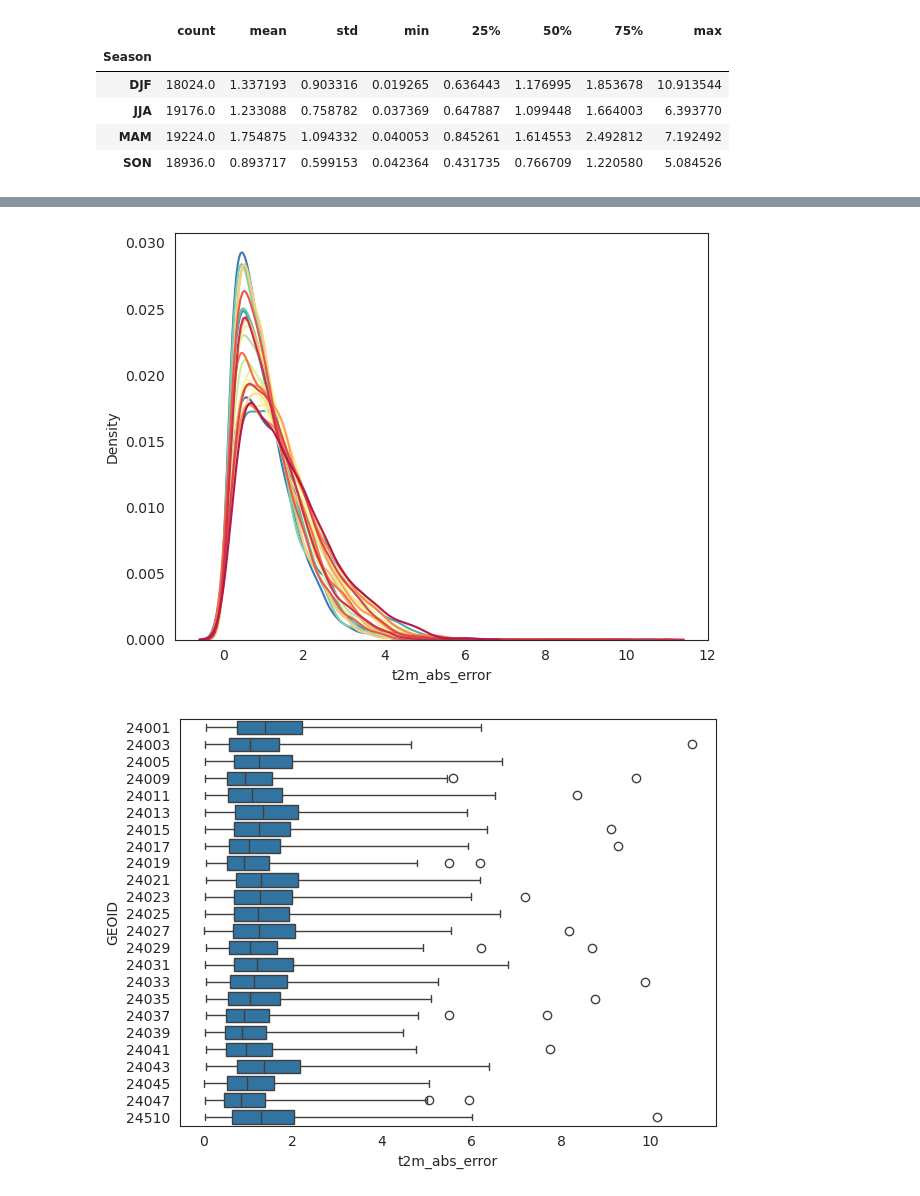
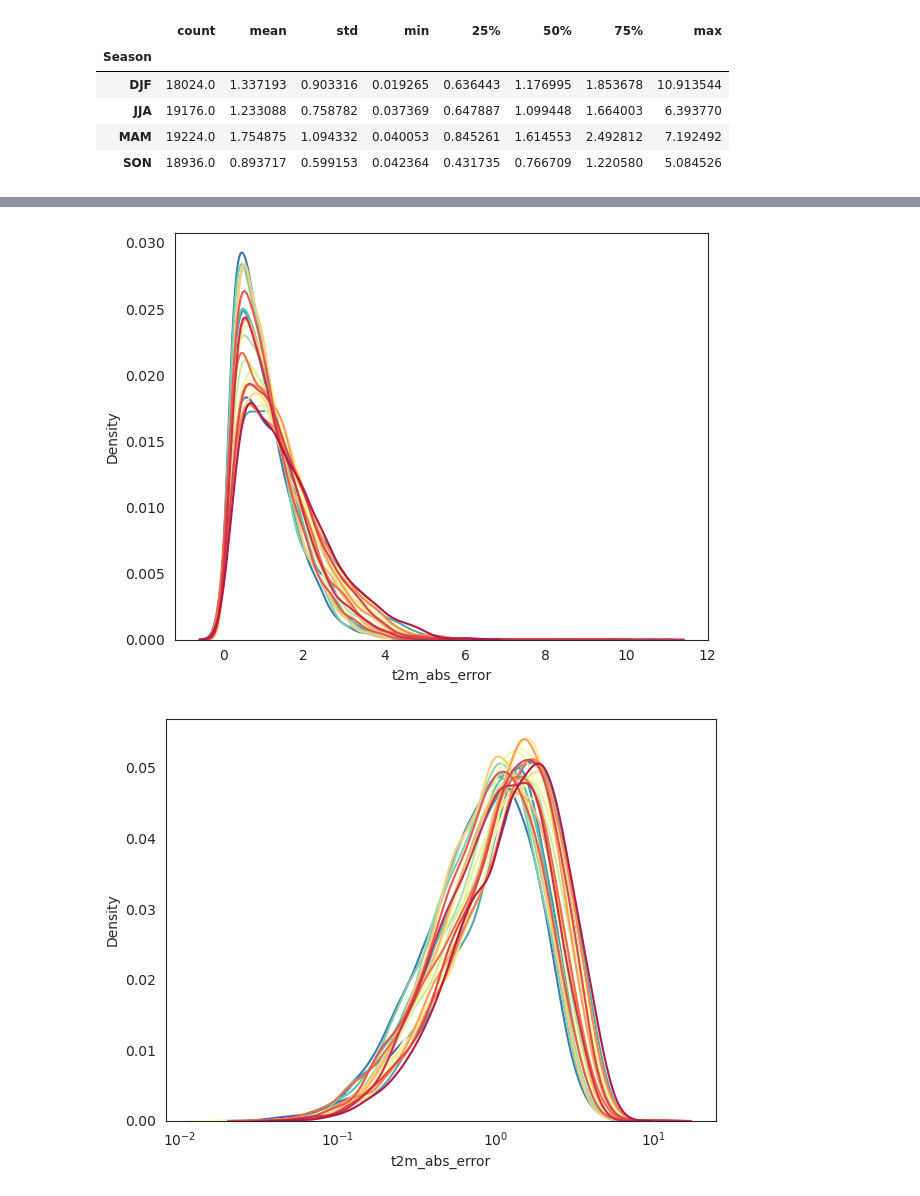
Before and after one commit to deancalhoun/nwp-census-eval, a Jupyter notebook: notebooks/MD_demographic_analysis.ipynb, the cells around one changed output, grey strips where cells are left out. Saved outputs shown, nothing was run; the diff lists cells and outputs as text; code cells hidden in the pictures.

```diff
--- a/notebooks/MD_demographic_analysis.ipynb
+++ b/notebooks/MD_demographic_analysis.ipynb
@@ -16,15 +72,15 @@ for filename in agg_filenames:
     df = pd.read_csv(filename, index_col=0)
     df['GEOID'] = df['GEOID'].astype(str)
     df['time'] = pd.to_datetime(df['time'])
+    df['Year'] = [d.strftime('%Y') for d in df['time']]
+    df['Month'] = [d.strftime('%m') for d in df['time']]
+    df['Day'] = [d.strftime('%d') for d in df['time']]
+    df.loc[df['Month'].isin(['12', '01', '02']), 'Season'] = 'DJF'
+    df.loc[df['Month'].isin(['03', '04', '05']), 'Season'] = 'MAM'
+    df.loc[df['Month'].isin(['06', '07', '08']), 'Season'] = 'JJA'
+    df.loc[df['Month'].isin(['09', '10', '11']), 'Season'] = 'SON'
+    df = pd.concat([df, df_census_est.copy().iloc[:,1:]], axis=1)
     dfs.append(df)
 MD_error = pd.concat(dfs)
 MD_error.reset_index(inplace=True, drop=True)
-
-MD_error['Year'] = [d.strftime('%Y') for d in MD_error['time']]
-MD_error['Month'] = [d.strftime('%m') for d in MD_error['time']]
-MD_error['Day'] = [d.strftime('%d') for d in MD_error['time']]
-MD_error.loc[MD_error['Month'].isin(['12', '01', '02']), 'Season'] = 'DJF'
-MD_error.loc[MD_error['Month'].isin(['03', '04', '05']), 'Season'] = 'MAM'
-MD_error.loc[MD_error['Month'].isin(['06', '07', '08']), 'Season'] = 'JJA'
-MD_error.loc[MD_error['Month'].isin(['09', '10', '11']), 'Season'] = 'SON'
 # %%
@@ -83,31 +140,44 @@ plt.show()
 
 sm.qqplot(np.log(MD_error['t2m_abs_error']))
 plt.grid()
 plt.tight_layout()
 plt.show()
 
 sns.kdeplot(data=MD_error, hue='GEOID', x='t2m_abs_error', legend=False, palette='Spectral')
 plt.tight_layout()
 plt.show()
 
+sns.kdeplot(data=MD_error, hue='GEOID', x='t2m_abs_error', legend=False, palette='Spectral', log_scale=True)
+plt.tight_layout()
+plt.show()
+
+
+sns.kdeplot(data=MD_error, hue='Season', x='t2m_abs_error', legend=False, palette='Spectral')
+plt.tight_layout()
+plt.show()
+
+sns.kdeplot(data=MD_error, hue='Season', x='t2m_abs_error', legend=False, palette='Spectral', log_scale=True)
+plt.tight_layout()
+plt.show()
+
 sns.boxplot(data=MD_error, x='t2m_abs_error', y='GEOID', whis=4)
 plt.tight_layout()
 plt.show()
 
 sns.boxplot(data=MD_error, x='t2m_abs_error', y='Year', whis=4)
 plt.tight_layout()
 plt.show()
 
 sns.boxplot(data=MD_error, x='t2m_abs_error', y='Month', whis=4)
 plt.tight_layout()
 plt.show()
 
 sns.boxplot(data=MD_error, x='t2m_abs_error', y='Season', whis=4)
 plt.tight_layout()
 plt.show()
 # %% [output]
 [figure]
 [figure]
 [figure]
 [figure]
-[figure, old version]
+[figure, new version]
```
Also changed, not shown: parts of 11 cells of this notebook.
